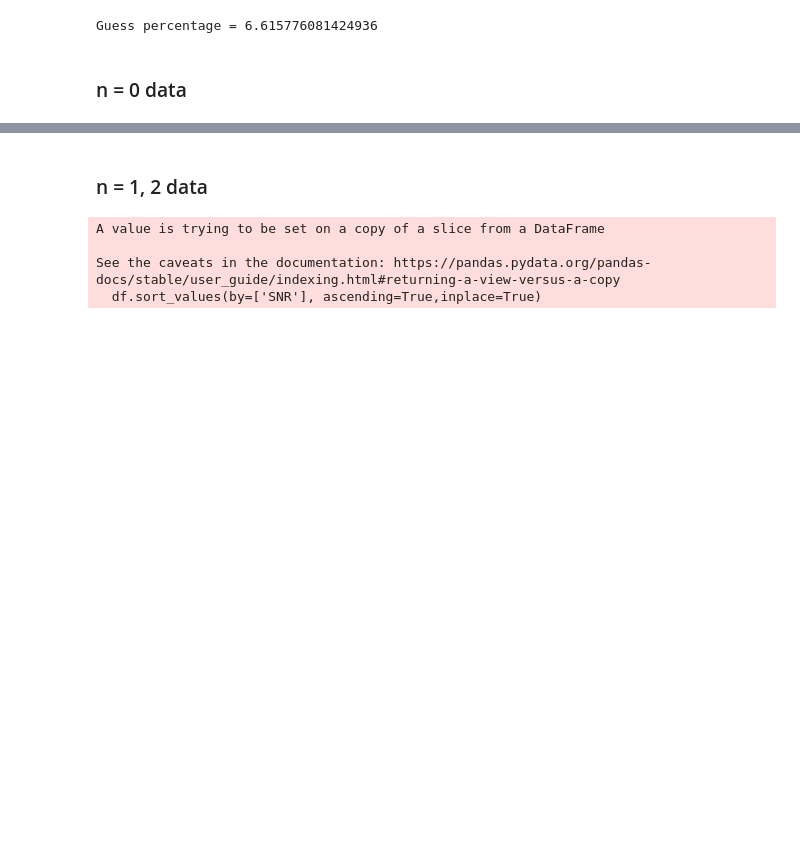
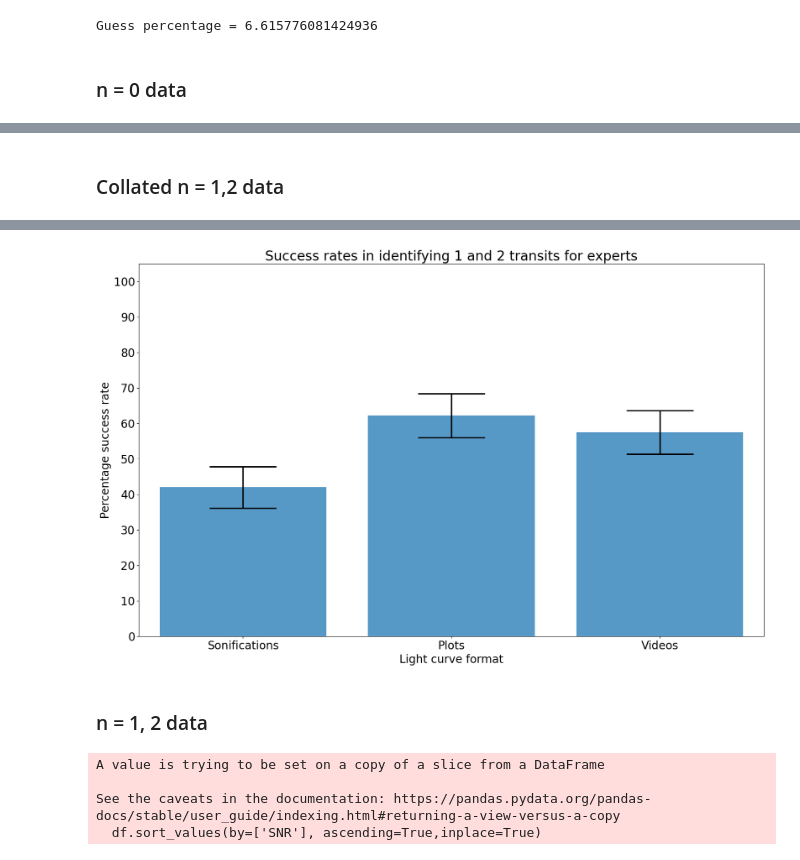
Before and after one commit to jacktuckerbrown/star-sound, a Jupyter notebook: analysis.ipynb, the cells around one changed output, grey strips where cells are left out. Saved outputs shown, nothing was run; the diff lists cells and outputs as text; code cells hidden in the pictures; blank space fills up the shorter version.

```diff
--- a/analysis.ipynb
+++ b/analysis.ipynb
@@ -1200 +1210,57 @@ ax.xaxis.set_major_locator(x_locator)
 [figure]
+# %% [markdown]
+### Collated n = 1,2 data
+# %%
+suc_expert = []
+errsuc_expert = []
+
+for i in sets_expert['Data']:
+
+    j = i.iloc[6:18]
+    display(j)
+
+    tot_n = 0
+    tot_resp = 0
+
+    global suc_expert
+    global errsuc_expert
+
+    for k in range(0,len(j['Name'])):
+        n = j.iloc[k]['Number of correct answers']
+        resp = j.iloc[k]['Total responses']
+
+        #print(n,resp)
+        tot_n = tot_n + float(n)
+        tot_resp = tot_resp + float(resp)
+
+        #print(tot_n,tot_resp)
+
+    suc_expert.append(tot_n/tot_resp*100)
+    errsuc_expert.append(np.sqrt(tot_resp)/tot_resp*100)
+
+#print(suc_expert,errsuc_expert)
+#lo = error_trimming(suc_expert,errsuc_expert)[1]
+#up = error_trimming(suc_expert,errsuc_expert)[0]
+#errs = [lo, up]
+#print(errs)
+
+f, ax = plt.subplots(figsize=(20,12))
+ax.bar([1,2,3], suc_expert, yerr=error_out(suc_expert,errsuc_expert),
+       error_kw=dict(capthick=2.5, elinewidth=2.5, ecolor='black'), alpha=0.75, align='center', ecolor='black', capsize=60)
+#ax.hlines(guess_0_expert,0, 4, linestyle = 'dashed',color= 'black')
+plt.ylim([0, 105])
+plt.xlim([0.5,3.5])
+ax.set_ylabel("Percentage success rate")
+ax.set_xlabel("Light curve format")
+ax.set_title("Success rates in identifying 1 and 2 transits for experts")
+x_formatter = ticker.FixedFormatter(["Sonifications","Plots","Videos"])
+x_locator = ticker.FixedLocator([1,2,3])
+y_formatter = ticker.FixedFormatter(["0","10","20","30","40","50","60","70","80","90","100"])
+y_locator = ticker.FixedLocator([0,10,20,30,40,50,60,70,80,90,100])
+ax.yaxis.set_major_formatter(y_formatter)
+ax.yaxis.set_major_locator(y_locator)
+ax.xaxis.set_major_formatter(x_formatter)
+ax.xaxis.set_major_locator(x_locator)
+
+plt.savefig("n = 1,2 collated, experts.jpg")
+# %% [output]
@@ -1201,3 +1306,4 @@ ax.xaxis.set_major_locator(x_locator)
+[figure, added]
 # %% [markdown]
 ### n = 1, 2 data
 # %%
```
Also changed, not shown: parts of 4 cells of this notebook.
